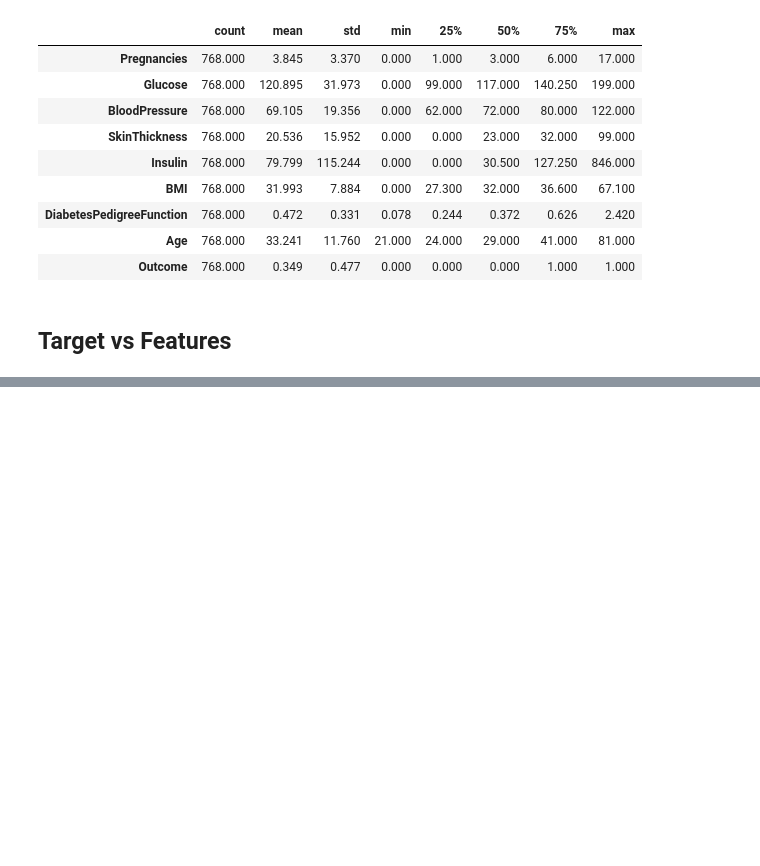
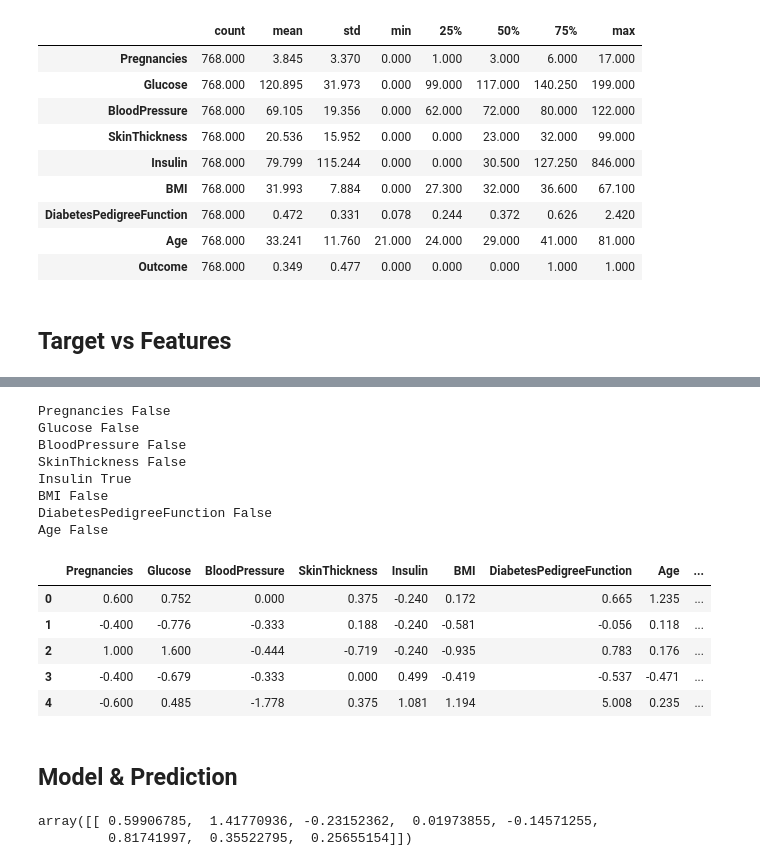
Before and after one commit to aylaIssi/Machine-Learning, a Jupyter notebook: Logistic_Regression.ipynb, the cells around one changed output, grey strips where cells are left out. Cells and saved outputs as stored; diff of their text form; code cells hidden in the pictures; blank space fills up the shorter version.

```diff
--- a/Logistic_Regression.ipynb
+++ b/Logistic_Regression.ipynb
@@ -168,3 +168,11 @@ df.describe().T
 | Outcome | 768.000 | 0.349 | 0.477 | 0.000 | 0.000 | 0.000 | 1.000 | 1.000 |
 # %% [markdown]
 ## **Target vs Features**
+# %%
+df.groupby("Outcome").agg({"Pregnancies": "mean"})
+
+def target_summary_with_num(dataframe, target, numerical_col):
+    print(dataframe.groupby(target).agg({numerical_col: "mean"}), end="\n\n\n")
+
+for col in cols:
+    target_summary_with_num(df, "Outcome", col)
@@ -170,0 +238,27 @@ df.describe().T
+# %%
+for col in cols:
+    print(col, check_outlier(df, col))
+
+replace_with_thresholds(df, "Insulin")
+
+for col in cols:
+    df[col] = RobustScaler().fit_transform(df[[col]])
+
+df.head()
+# %% [output]
+Pregnancies False
+Glucose False
+BloodPressure False
+SkinThickness False
+Insulin True
+BMI False
+DiabetesPedigreeFunction False
+Age False
+|  | Pregnancies | Glucose | BloodPressure | SkinThickness | Insulin | BMI | DiabetesPedigreeFunction | Age | ... |
+| 0 | 0.600 | 0.752 | 0.000 | 0.375 | -0.240 | 0.172 | 0.665 | 1.235 | ... |
+| 1 | -0.400 | -0.776 | -0.333 | 0.188 | -0.240 | -0.581 | -0.056 | 0.118 | ... |
+| 2 | 1.000 | 1.600 | -0.444 | -0.719 | -0.240 | -0.935 | 0.783 | 0.176 | ... |
+| 3 | -0.400 | -0.679 | -0.333 | 0.000 | 0.499 | -0.419 | -0.537 | -0.471 | ... |
+| 4 | -0.600 | 0.485 | -1.778 | 0.375 | 1.081 | 1.194 | 5.008 | 0.235 | ... |
+# %% [markdown]
+## **Model & Prediction**
@@ -170,0 +271,6 @@ df.describe().T
+# %%
+log_model.intercept_
+log_model.coef_
+# %% [output]
+array([[ 0.59906785,  1.41770936, -0.23152362,  0.01973855, -0.14571255,
+         0.81741997,  0.35522795,  0.25655154]])
```
Also changed, not shown: parts of 17 cells of this notebook.
